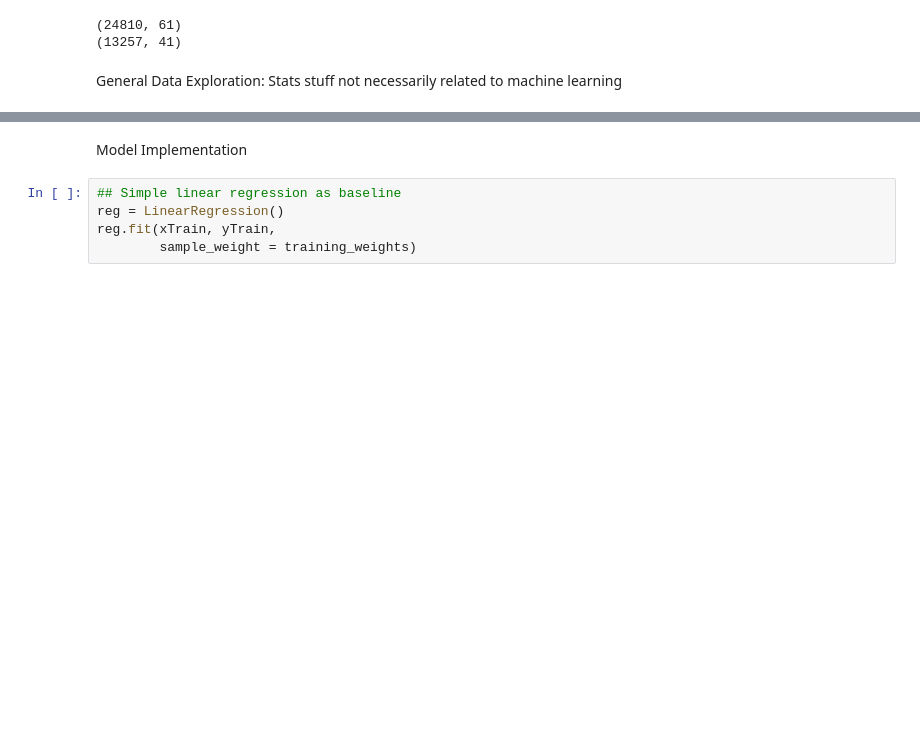
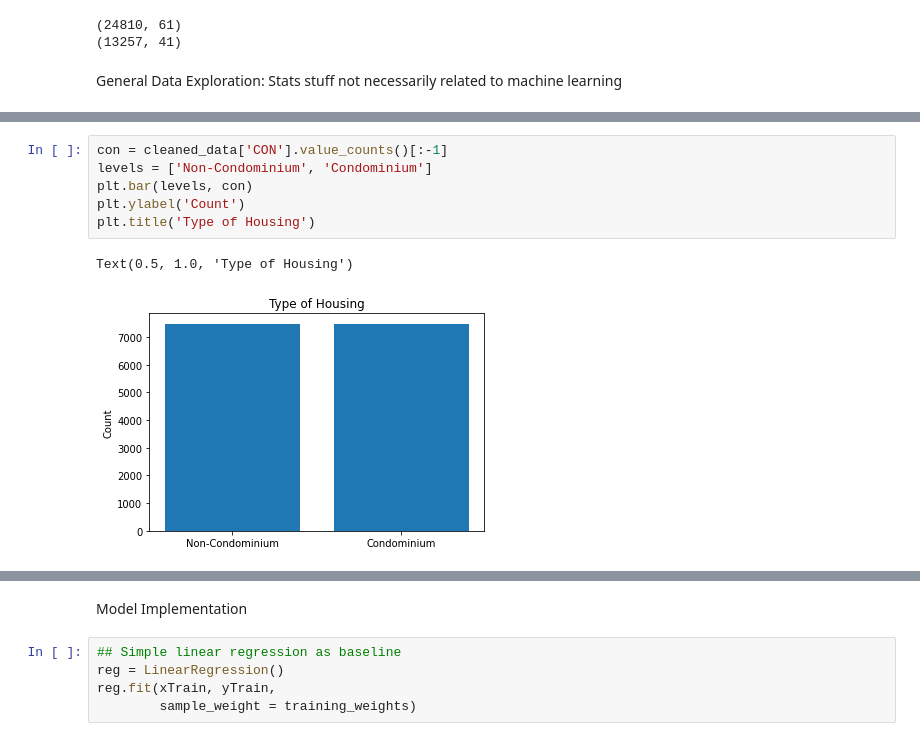
Before and after one commit to katechez8/Stat-451-Final-Project, a Jupyter notebook: data-cleaning.ipynb, the cells around one changed output, grey strips where cells are left out. Saved outputs shown, nothing was run; the diff lists cells and outputs as text; blank space fills up the shorter version.

```diff
--- a/data-cleaning.ipynb
+++ b/data-cleaning.ipynb
@@ -110,0 +139,9 @@ FSLPRbox.xaxis.set_visible(False)
+# %%
+con = cleaned_data['CON'].value_counts()[:-1]
+levels = ['Non-Condominium', 'Condominium']
+plt.bar(levels, con)
+plt.ylabel('Count')
+plt.title('Type of Housing')
+# %% [output]
+Text(0.5, 1.0, 'Type of Housing')
+[figure, added]
```
Also changed, not shown: parts of 17 cells of this notebook, 5 other files.
